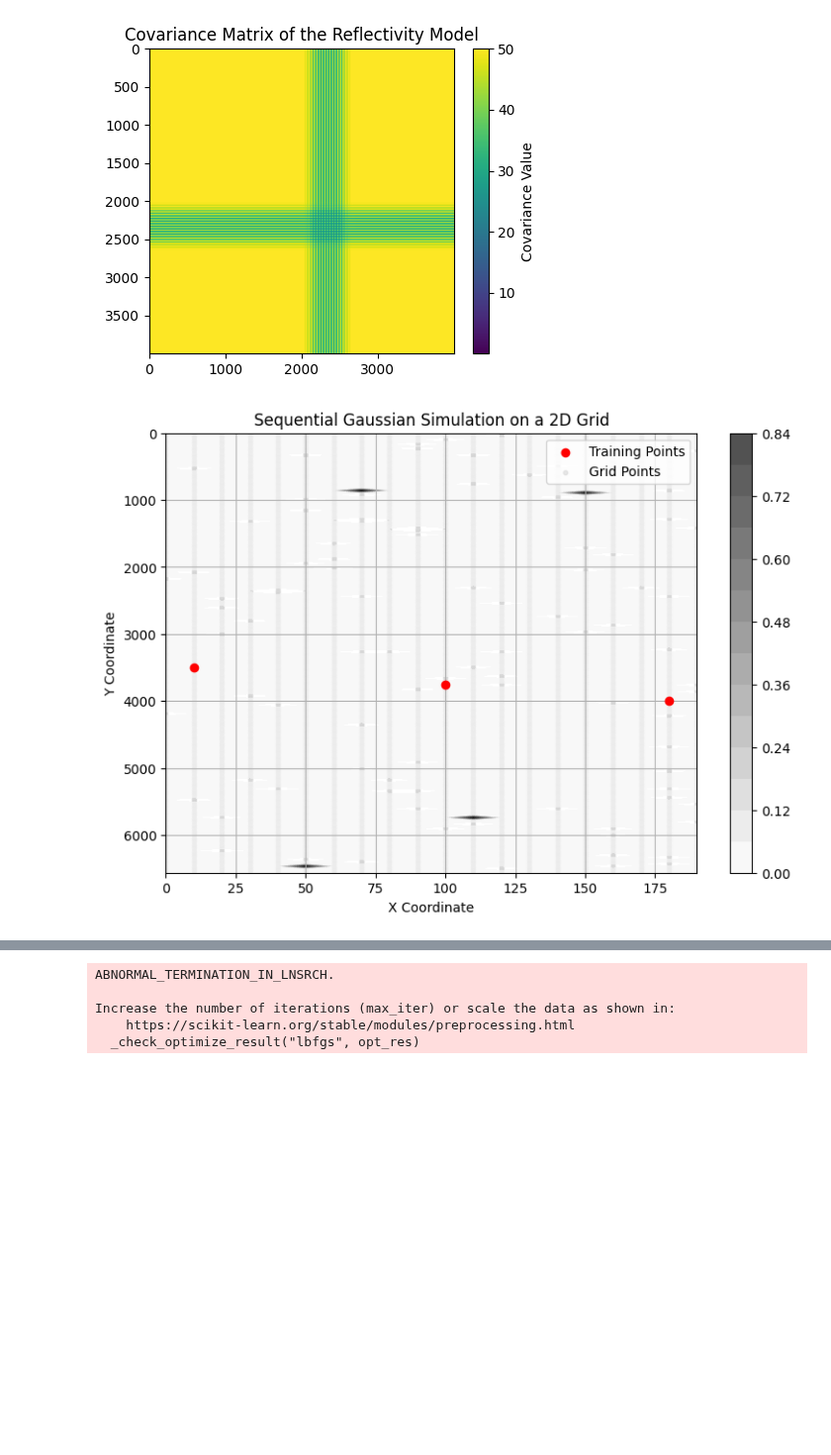
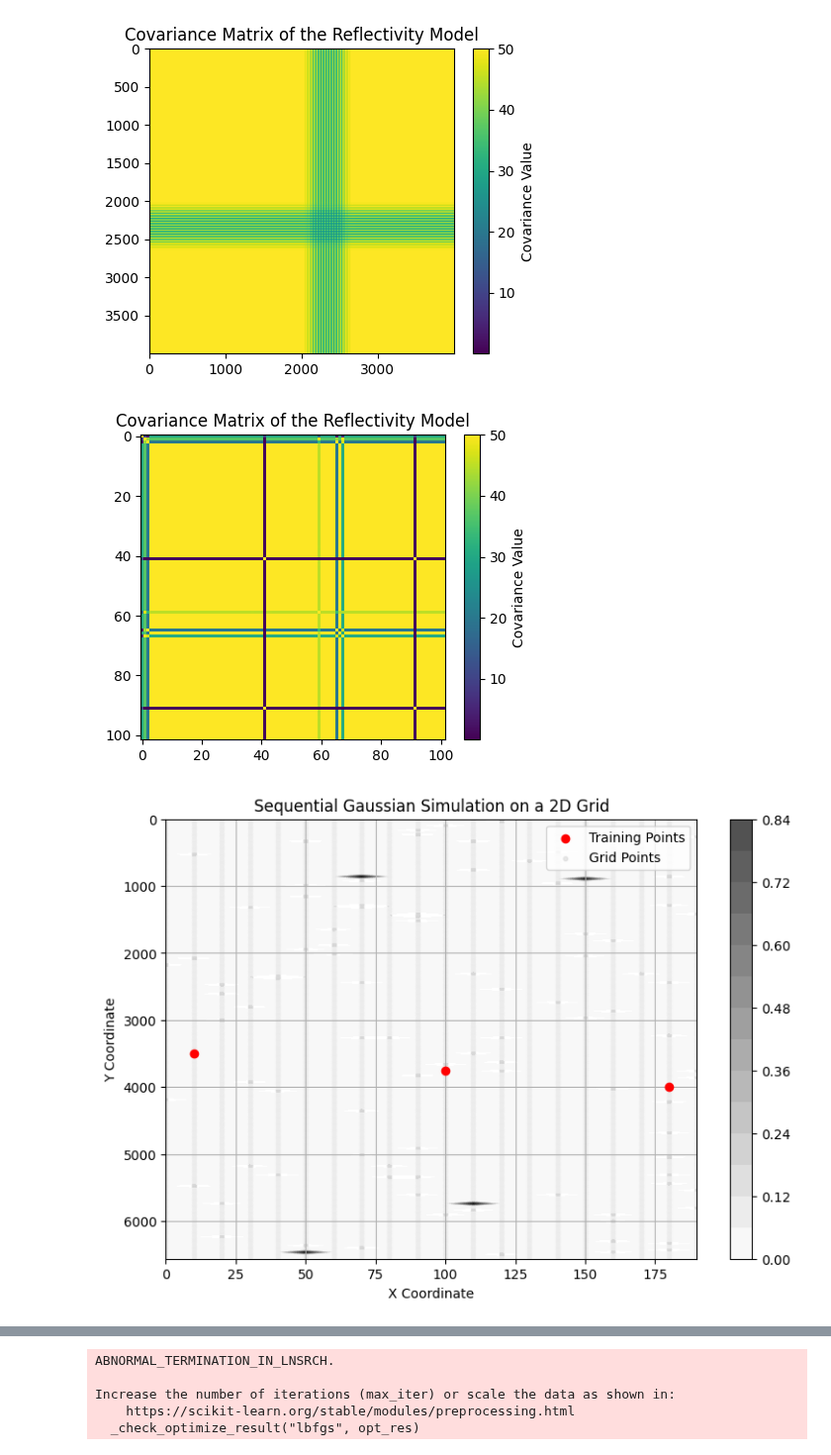
Before and after one commit to csc7/Probabilistic_Programming, a Jupyter notebook: GP_General.ipynb, the cells around one changed output, grey strips where cells are left out. Shown at 99% size. Drawn from its saved outputs; the diff is of its cells as text; code cells hidden in the pictures; blank space fills up the shorter version.

Commit message:
Add covariance plots to SGS and GP predictions

```diff
--- a/GP_General.ipynb
+++ b/GP_General.ipynb
@@ -485,34 +485,45 @@ for i, point_idx in enumerate(simulated_indices):
     cov_22 = cov_matrix_2[np.ix_([X_all_idx[num_known-1]], [X_all_idx[num_known-1]])]
 
     # Calculate mean and variance for the new simulated value
     mean = cov_12.T @ np.linalg.pinv(cov_11) @ np.hstack([obs_values, simulated_values[:i,0]])
     variance = cov_22 - cov_12.T @ np.linalg.pinv(cov_11) @ cov_12
 
     # Draw a random sample from the normal distribution
     simulated_value = np.random.normal(mean, np.sqrt(variance))
     simulated_values[i] = [simulated_value, variance]
 
 
 grid_values = np.zeros((grid_points.shape[0],2))
 grid_values[simulated_indices] = simulated_values
 grid_values.shape
 
+
+# PLOTS
+# Plot of covariance matrix
+plt.figure(figsize=(5, 4))
+plt.imshow(cov_11, cmap='viridis')
+plt.colorbar(label='Covariance Value')
+plt.title('Covariance Matrix of the Reflectivity Model')
+#plt.clim(0, 0.0032)
+plt.show()
+
 # Plotting the grid and the simulated points
 plt.figure(figsize=(9, 6))
 plt.scatter(obs_coords[:, 0], obs_coords[:, 1], c='red', label='Training Points', zorder=5)
 plt.scatter(grid_points[:, 0], grid_points[:, 1], c='lightgrey', s=10, label='Grid Points', alpha=0.5)
 #plt.scatter(simulated_points[:, 0], simulated_points[:, 1], cmap=simulated_values, label='Simulated Points', zorder=5)
 plt.contourf(X_grid, Y_grid, grid_values[:,0].reshape((200, 20)), levels=14, cmap="gray_r", alpha=0.7)
 plt.title('Sequential Gaussian Simulation on a 2D Grid')
 plt.gca().invert_yaxis()
 plt.colorbar()
 plt.xlabel('X Coordinate')
 plt.ylabel('Y Coordinate')
 plt.legend()
 plt.grid(True)
 plt.show()
 # %% [output]
-[figure, old version]
+[figure, new version]
+[figure, added]
 # %%
 # SGS by giving variogram parameters
 import skgstat as skg
```
Also changed, not shown: parts of 3 cells of this notebook.
